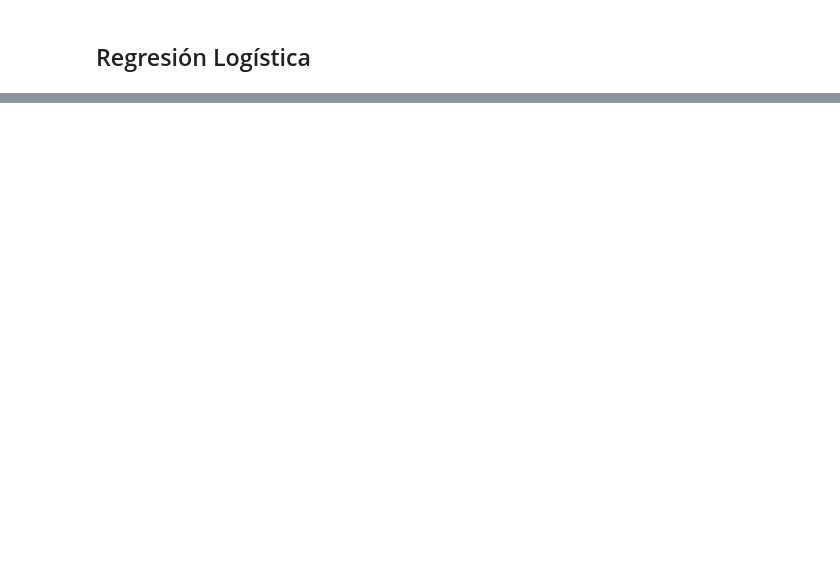
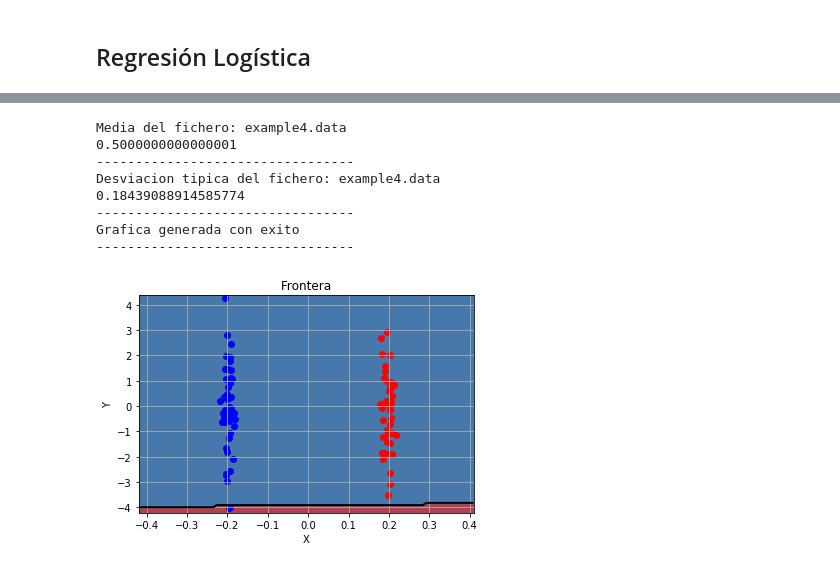
Before and after one commit to DarioHdez/FAA, a Jupyter notebook: practica2/P2_10.ipynb, the cells around one changed output, grey strips where cells are left out. Saved outputs shown, nothing was run; the diff lists cells and outputs as text; code cells hidden in the pictures; blank space fills up the shorter version.

```diff
--- a/practica2/P2_10.ipynb
+++ b/practica2/P2_10.ipynb
@@ -783,3 +1535,35 @@ plotModel(d.datos[ii,0],d.datos[ii,1],d.datos[ii,-1]!=0,c,"Frontera",d.diccionar
+# %%
+d = Datos('ConjuntosDatos/example4.data')
+e = ValidacionCruzada()
+e.creaParticiones(d.datos)
+
+c = ClasificadorRegresionLogistica(20)
+c.entrenamiento(datostrain=d.extraeDatos(idx=e.particiones[0].indicesTrain))
+
+errores = c.validacion(particionado=e,dataset=d,clasificador=c)
+
+print ("Media del fichero: example4.data")
+print (np.average(errores))
+print ("---------------------------------")
+print ("Desviacion tipica del fichero: example4.data")
+print (np.std(errores))
+print ("---------------------------------")
+
+
+ii = e.particiones[-1].indicesTrain
+plotModel(d.datos[ii,0],d.datos[ii,1],d.datos[ii,-1]!=0,c,"Frontera",d.diccionarios)
+print ("Grafica generada con exito")
+print ("---------------------------------")
+# %% [output]
+Media del fichero: example4.data
+0.5000000000000001
+---------------------------------
+Desviacion tipica del fichero: example4.data
+0.18439088914585774
+---------------------------------
+Grafica generada con exito
+---------------------------------
+[figure, added]
 # %%
 #import matplotlib.pyplot as plt
 #%matplotlib inline
```
Also changed, not shown: parts of 39 cells of this notebook, 1 other file.
